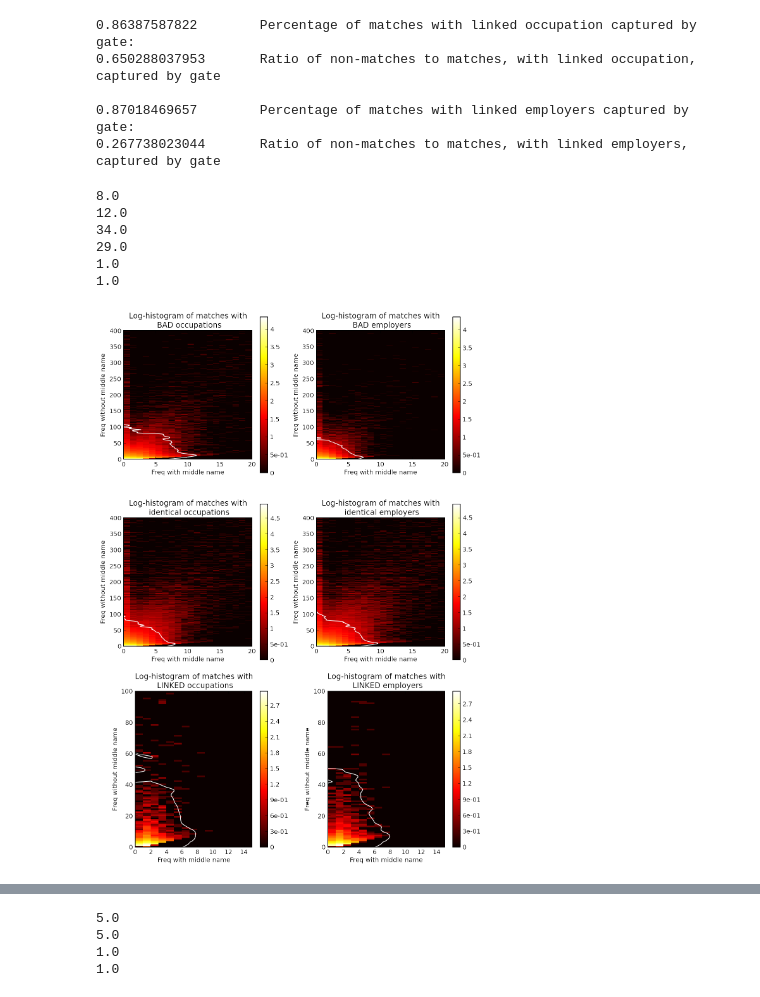
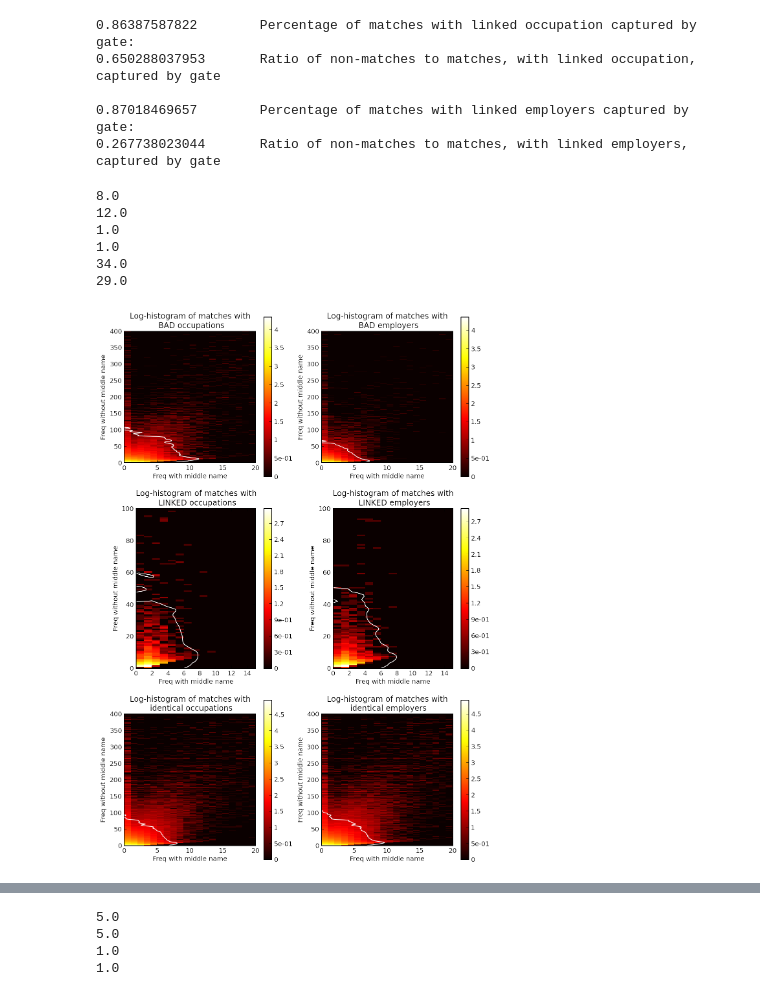
Before and after one commit to naviddianati/FEC, a Jupyter notebook: src/notebooks/StageII.ipynb, the cells around one changed output, grey strips where cells are left out. Drawn from its saved outputs; the diff is of its cells as text; code cells hidden in the pictures.

```diff
--- a/src/notebooks/StageII.ipynb
+++ b/src/notebooks/StageII.ipynb
@@ -767,43 +753,47 @@ def heatmap(xx, yy, title, subplot, aspect = 1, xlim = None, ylim = None):
     plt.imshow(a, cmap='hot', interpolation='none', extent = range1 )
     formatter = matplotlib.ticker.LogFormatter(10, labelOnlyBase=False)
 
-    colorbar = plt.colorbar(format = formatter)
+    colorbar = plt.colorbar(format = formatter,)
 
     # plt.gca().set_xticks([0,1])
     print threshold
     plt.gca().invert_yaxis()
 
     freqs = ndimage.gaussian_filter(freqs, sigma=(1.5, 1.5), order=0)
     plt.contour(np.flipud(freqs), colors=contour_colors, levels = [threshold],\
                 extent = range1, antialiased = True, nchunk = 100 )
 
 #     plt.gca().axis('tight')
     plt.xlabel('Freq with middle name')
     plt.ylabel('Freq without middle name')
     plt.title(title)
     plt.gca().set_aspect(aspect)
     plt.xlim(xlim)
     plt.ylim(ylim)
 
 heatmap(f_o_2, f_o_2_middle, 'Log-histogram of matches with \n BAD occupations', 1,\
         aspect = 0.05, xlim=(0,20), ylim=(0,400))
 heatmap(f_e_2, f_e_2_middle, 'Log-histogram of matches with \n BAD employers', 2,\
         aspect = 0.05, xlim=(0,20), ylim=(0,400))
-heatmap(f_o_4, f_o_4_middle, 'Log-histogram of matches with \n identical occupations', 3,\
-        aspect = 0.05, xlim=(0,20), ylim=(0,400))
-heatmap(f_e_4, f_e_4_middle, 'Log-histogram of matches with \n identical employers', 4,\
-        aspect = 0.05, xlim=(0,20), ylim=(0,400))
-heatmap(f_o_3, f_o_3_middle, 'Log-histogram of matches with \n LINKED occupations', 5,\
+
+heatmap(f_o_3, f_o_3_middle, 'Log-histogram of matches with \n LINKED occupations', 3,\
         aspect = 0.2, xlim=(0,15), ylim=(0,100))
-heatmap(f_e_3, f_e_3_middle, 'Log-histogram of matches with \n LINKED employers', 6,\
+heatmap(f_e_3, f_e_3_middle, 'Log-histogram of matches with \n LINKED employers', 4,\
         aspect = 0.2, xlim=(0,15), ylim=(0,100))
 
-plt.savefig('matches-95pct-OR.pdf')
+heatmap(f_o_4, f_o_4_middle, 'Log-histogram of matches with \n identical occupations', 5,\
+        aspect = 0.05, xlim=(0,20), ylim=(0,400))
+heatmap(f_e_4, f_e_4_middle, 'Log-histogram of matches with \n identical employers', 6,\
+        aspect = 0.05, xlim=(0,20), ylim=(0,400))
+
+
+
+plt.savefig('matches-95pct.pdf')
 # %% [output]
 8.0
 12.0
+1.0
+1.0
 34.0
 29.0
-1.0
-1.0
-[figure, old version]
+[figure, new version]
```
Also changed, not shown: parts of 11 cells of this notebook, 11 other files.
